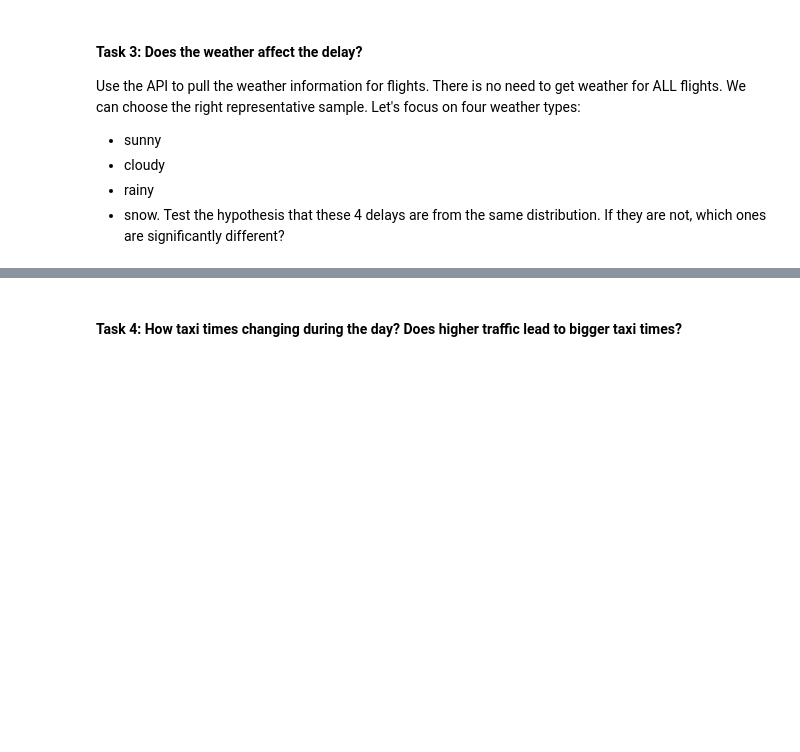
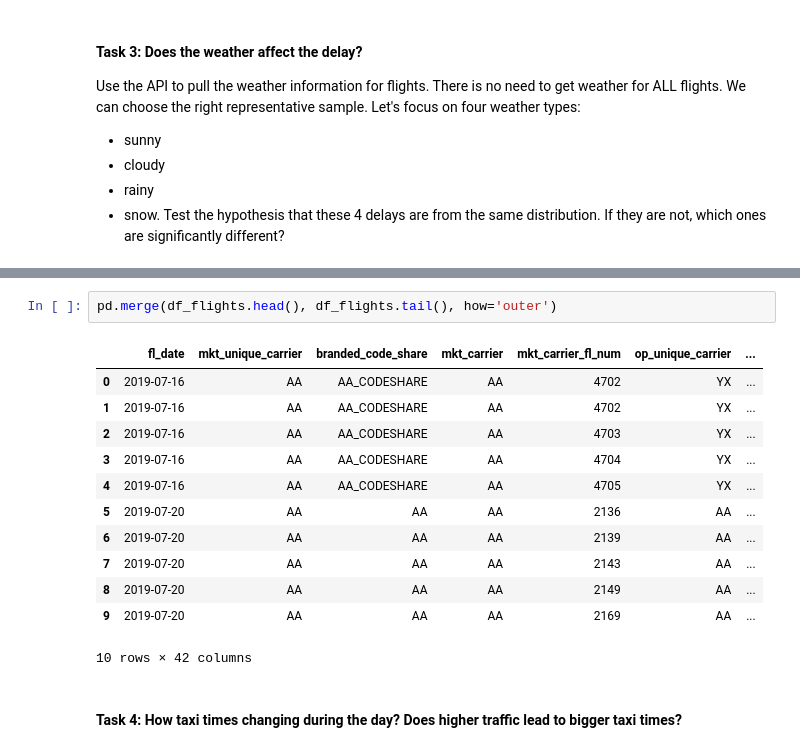
Before and after one commit to Leighson/lighthouse-midterm, a Jupyter notebook: exploratory_analysis_lee.ipynb, the cells around one changed output, grey strips where cells are left out. Drawn from its saved outputs; the diff is of its cells as text; blank space fills up the shorter version.

```diff
--- a/exploratory_analysis_lee.ipynb
+++ b/exploratory_analysis_lee.ipynb
@@ -239,3 +319,18 @@ Test the hypothesis that these 4 delays are from the same distribution. If they
+# %%
+pd.merge(df_flights.head(), df_flights.tail(), how='outer')
+# %% [output]
+|  | fl_date | mkt_unique_carrier | branded_code_share | mkt_carrier | mkt_carrier_fl_num | op_unique_carrier | ... |
+| 0 | 2019-07-16 | AA | AA_CODESHARE | AA | 4702 | YX | ... |
+| 1 | 2019-07-16 | AA | AA_CODESHARE | AA | 4702 | YX | ... |
+| 2 | 2019-07-16 | AA | AA_CODESHARE | AA | 4703 | YX | ... |
+| 3 | 2019-07-16 | AA | AA_CODESHARE | AA | 4704 | YX | ... |
+| 4 | 2019-07-16 | AA | AA_CODESHARE | AA | 4705 | YX | ... |
+| 5 | 2019-07-20 | AA | AA | AA | 2136 | AA | ... |
+| 6 | 2019-07-20 | AA | AA | AA | 2139 | AA | ... |
+| 7 | 2019-07-20 | AA | AA | AA | 2143 | AA | ... |
+| 8 | 2019-07-20 | AA | AA | AA | 2149 | AA | ... |
+| 9 | 2019-07-20 | AA | AA | AA | 2169 | AA | ... |
+10 rows × 42 columns
 # %% [markdown]
 #### **Task 4**: How taxi times changing during the day? Does higher traffic lead to bigger taxi times?
 # %% [markdown]
```
Also changed, not shown: parts of 21 cells of this notebook, 3 other files.
